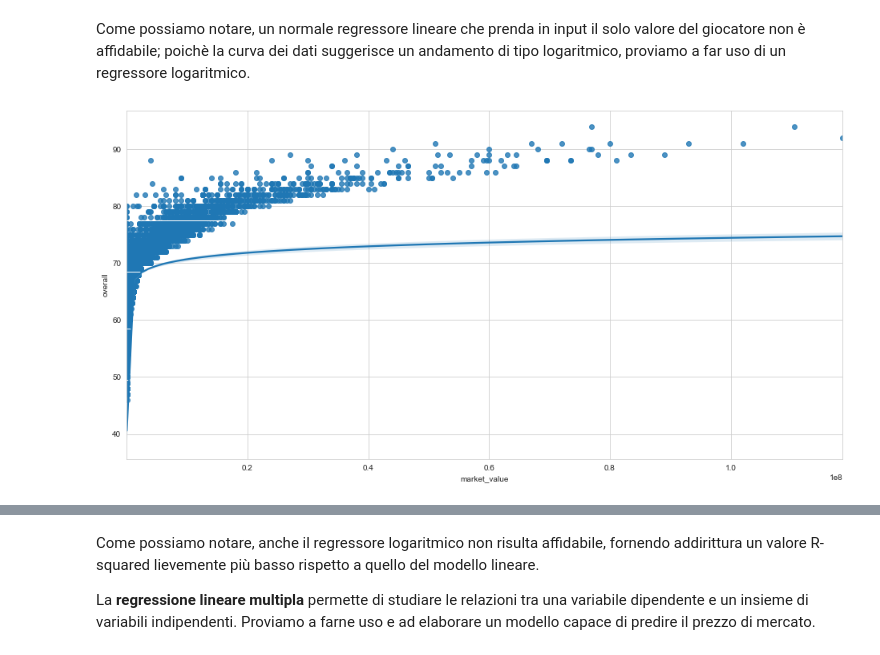
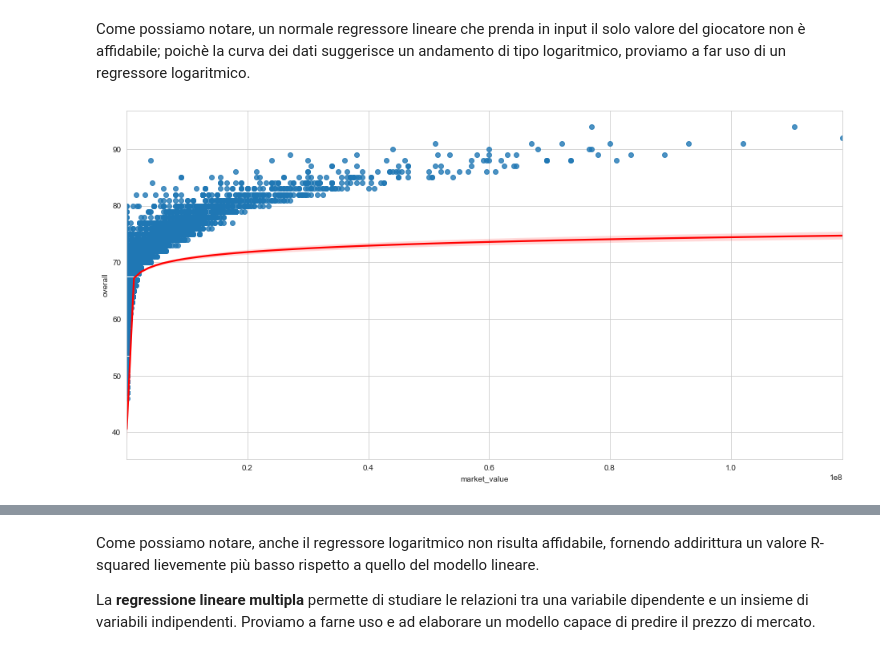
Before and after one commit to ValerioTosto/Fifa19DataAnalysis, a Jupyter notebook: Fifa19 Analysis.ipynb, the cells around one changed output, grey strips where cells are left out. Cells and saved outputs as stored; diff of their text form; code cells hidden in the pictures.

Commit message:
Improved regression visualization

```diff
--- a/Fifa19 Analysis.ipynb
+++ b/Fifa19 Analysis.ipynb
@@ -497,16 +497,16 @@ Come possiamo notare, un normale regressore lineare che prenda in input il solo
 # %%
 data_logx = data.copy()
 def fix_market_value(df_value):
     if (df_value == 0.0):
         return 0.1
     else:
         return df_value
 
 data_logx['market_value'] = data_logx['market_value'].apply(fix_market_value)
-sns.regplot('market_value', 'overall', data_logx, logx=True)
+sns.regplot('market_value', 'overall', data_logx, logx=True, line_kws= {'color':'red'})
 plt.show()
 # %% [output]
-[figure, old version]
+[figure, new version]
 # %%
 model = ols("market_value ~ np.log(overall)", data).fit()
 model.summary()
```
Also changed, not shown: parts of 9 cells of this notebook.
